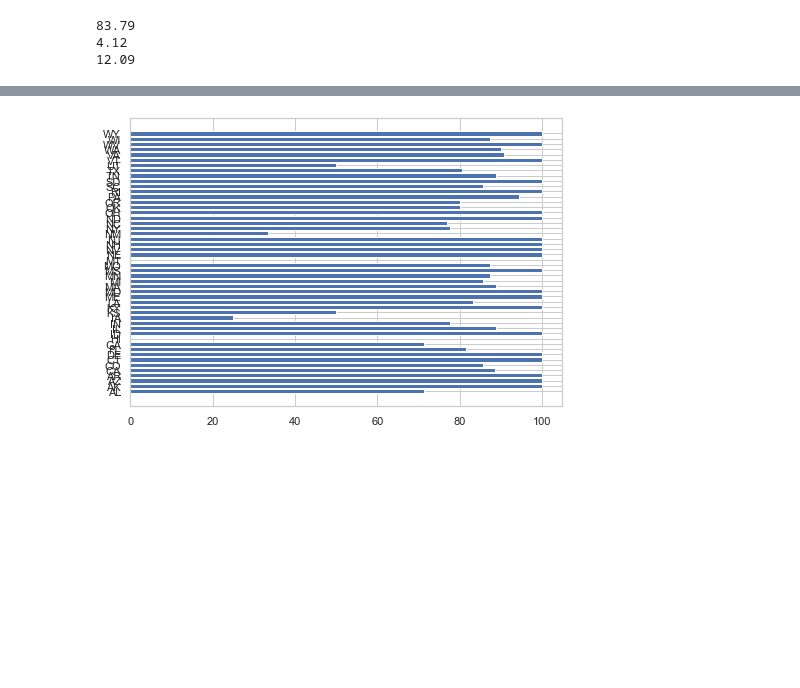
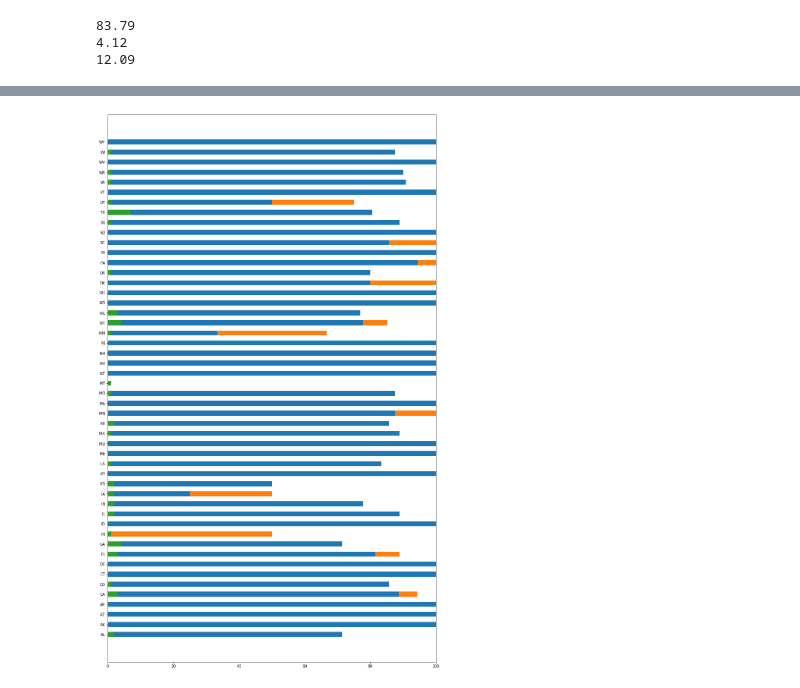
Before and after one commit to nss-data-science-cohort-5/webscraping_open_secrets-silver-ish-sharks, a Jupyter notebook: notebooks/Analyses_Conrad.ipynb, the cells around one changed output, grey strips where cells are left out. Saved outputs shown, nothing was run; the diff lists cells and outputs as text; code cells hidden in the pictures; blank space fills up the shorter version.

```diff
--- a/notebooks/Analyses_Conrad.ipynb
+++ b/notebooks/Analyses_Conrad.ipynb
@@ -214,28 +214,20 @@ plt.show()
-# %%
-fig = plt.figure()
-ax = fig.add_axes([0,0,1,1])
-x = incumbent_agg['state_abb']
-y = incumbent_agg['perc_incumb_win']
-ax.barh(x, y)
-
-plt.show()
-# %% [output]
-[figure, old version]
 # %%
 N = incumbent_agg['state'].count()
 x = incumbent_agg['state_abb']
 win = incumbent_agg['perc_incumb_win']
 lose = incumbent_agg['perc_incumb_loss']
 none = incumbent_agg['no_incumbent_run']
 
-ind = np.arrange(N)
-width = 0.2
+ind = np.arange(N)
+width = 0.5
 
 fig = plt.figure()
-ax = fig.add_axes([0,0,1,1])
+ax = fig.add_axes([0,0,2,5])
 
-ax.barh(ind, win, width)
-ax.barh(ind, lose, width, bottom=win)
-ax.barh()
+ax.barh(x, win, width)
+ax.barh(x, lose, width, left=win)
+ax.barh(x, none, width)
 
 plt.show()
+# %% [output]
+[figure, added]
```
Also changed, not shown: parts of 10 cells of this notebook.
